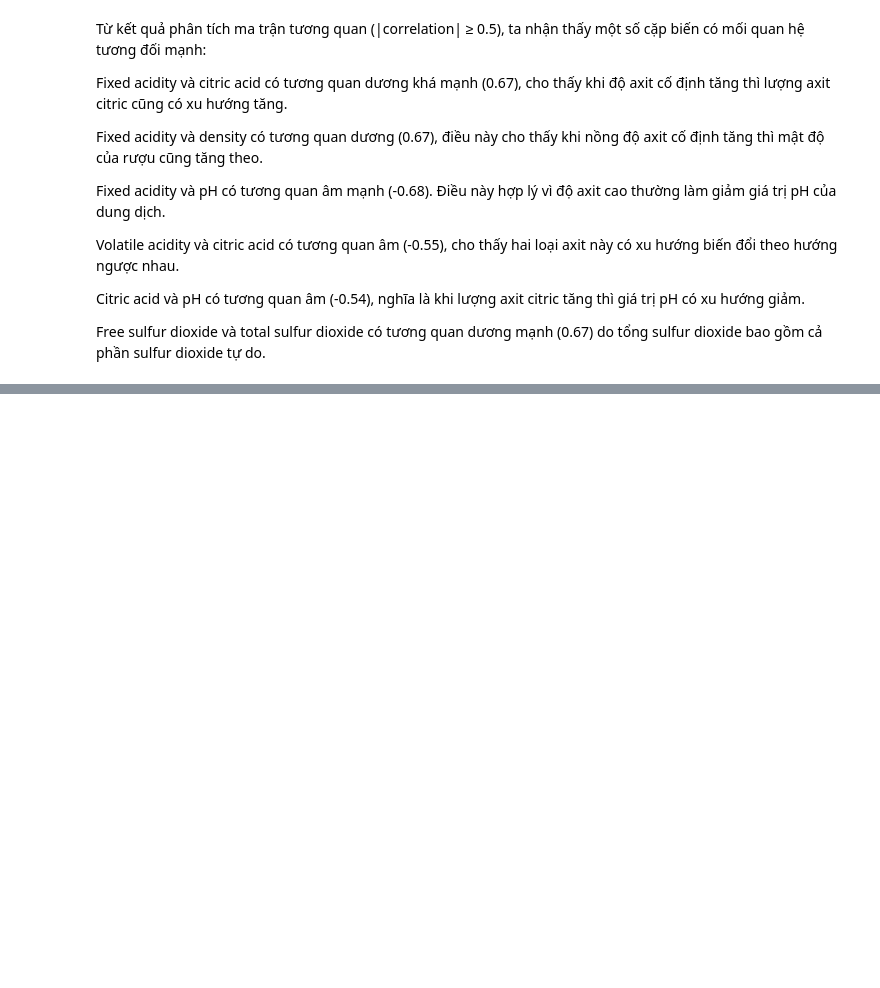
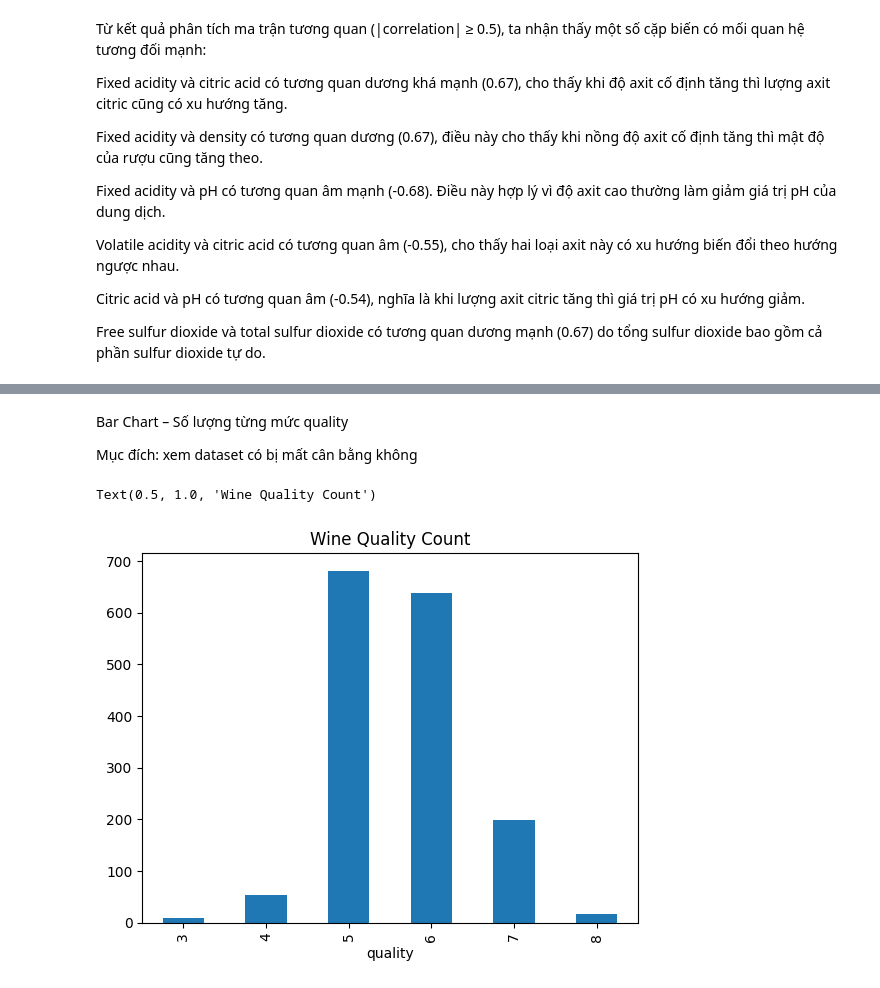
Before and after one commit to NgPhuQuy/Wine-Quality-Prediction, a Jupyter notebook: notebooks/EDA/EDA_redWine.ipynb, the cells around one changed output, grey strips where cells are left out. Drawn from its saved outputs; the diff is of its cells as text; code cells hidden in the pictures; blank space fills up the shorter version.

```diff
--- a/notebooks/EDA/EDA_redWine.ipynb
+++ b/notebooks/EDA/EDA_redWine.ipynb
@@ -200,0 +213,10 @@ Free sulfur dioxide và total sulfur dioxide có tương quan dương mạnh (0.
+# %% [markdown]
+Bar Chart – Số lượng từng mức quality
+
+Mục đích: xem dataset có bị mất cân bằng không
+# %%
+red_wine_df['quality'].value_counts().sort_index().plot(kind='bar')
+plt.title("Wine Quality Count")
+# %% [output]
+Text(0.5, 1.0, 'Wine Quality Count')
+[figure, added]
```
Also changed, not shown: parts of 14 cells of this notebook, 1 other file.
